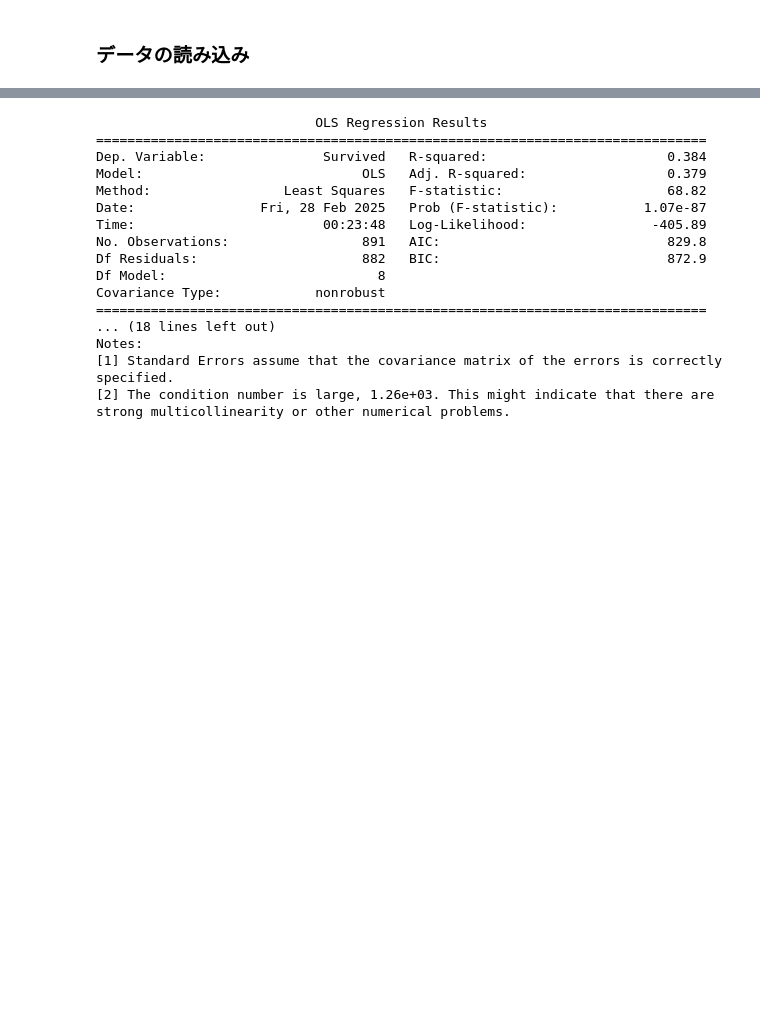
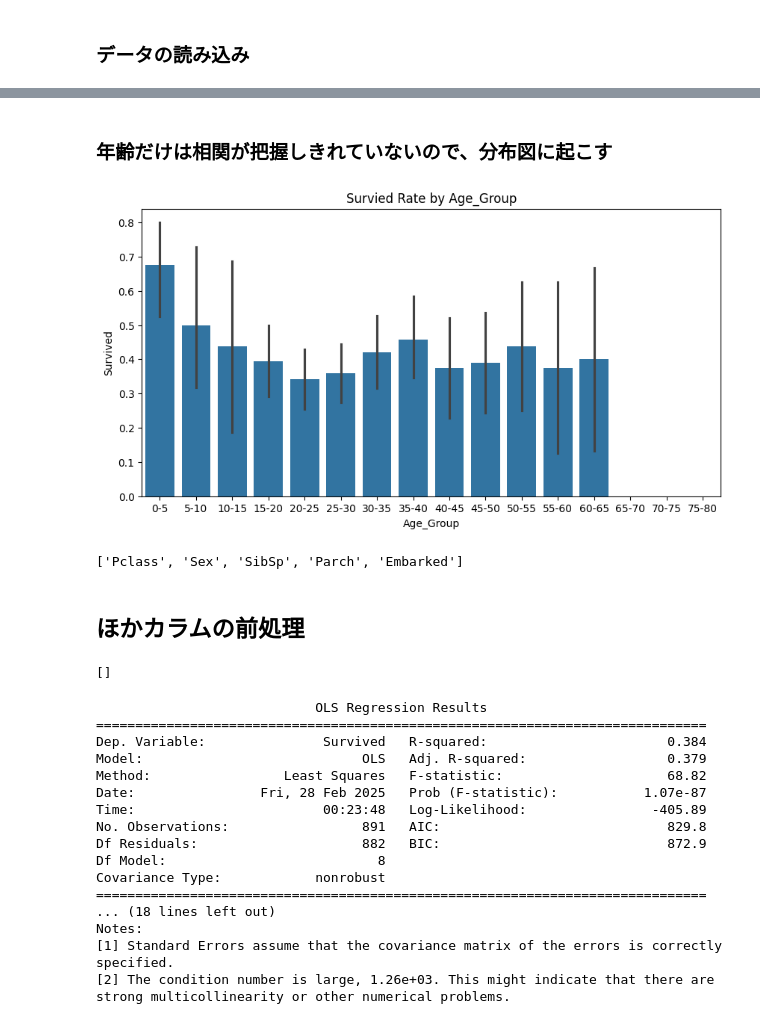
Before and after one commit to snrnapa/kaggle-titanic, a Jupyter notebook: titanic.ipynb, the cells around one changed output, grey strips where cells are left out. Saved outputs shown, nothing was run; the diff lists cells and outputs as text; code cells hidden in the pictures; blank space fills up the shorter version.

```diff
--- a/titanic.ipynb
+++ b/titanic.ipynb
@@ -98,2 +90,45 @@ for target_col in target_col_map.keys():
+# %% [markdown]
+### 年齢だけは相関が把握しきれていないので、分布図に起こす
+# %%
+INTERVAL_BIN = 5
+
+max_age : int = train_df["Age"].max().astype(int)
+min_age : int = train_df["Age"].min().astype(int)
+bins : list = [num for num in range(min_age , max_age  + INTERVAL_BIN , INTERVAL_BIN)]
+labels : list = [f"{bins[i]}-{bins[i + 1]}" for i in range(len(bins) -1)]
+train_df["Age_Group"]  = pd.cut(train_df["Age"] , bins=bins , labels=labels , right=False)
+
+plot_bar(train_df["Age_Group"] , train_df["Survived"])
+age_group_mode : str = train_df["Age_Group"].mode().values[0]
+train_df["Age_Group"] = train_df["Age_Group"].fillna(age_group_mode)
+
+## この結果をもとに年齢区間のdummy変数を作成する
+age_dummies = pd.get_dummies(train_df["Age_Group"] , prefix="Age" , dtype=int)
+# %% [output]
+[figure, added]
+# %%
+excluede_dummies = [
+    "Survived" ,
+    "Age",
+    # "Embarked",
+    ]
+new_dummie_col_list = [col for col in dummie_col_list if col not in excluede_dummies]
+new_dummie_col_list
+# %% [output]
+['Pclass', 'Sex', 'SibSp', 'Parch', 'Embarked']
+# %% [markdown]
+## ほかカラムの前処理
+# %%
+# train_df["Cabin"] = train_df["Cabin"].fillna("")
+train_df["Embarked"] = train_df["Embarked"].fillna(
+    train_df["Embarked"].mode().values[0]
+)
+
+
+tmp_train_df = train_df[new_dummie_col_list]
+nan_cols = tmp_train_df.columns[tmp_train_df.isna().sum() > 0].to_list()
+nan_cols
+# %% [output]
+[]
 # %%
 
```
Also changed, not shown: parts of 7 cells of this notebook.
